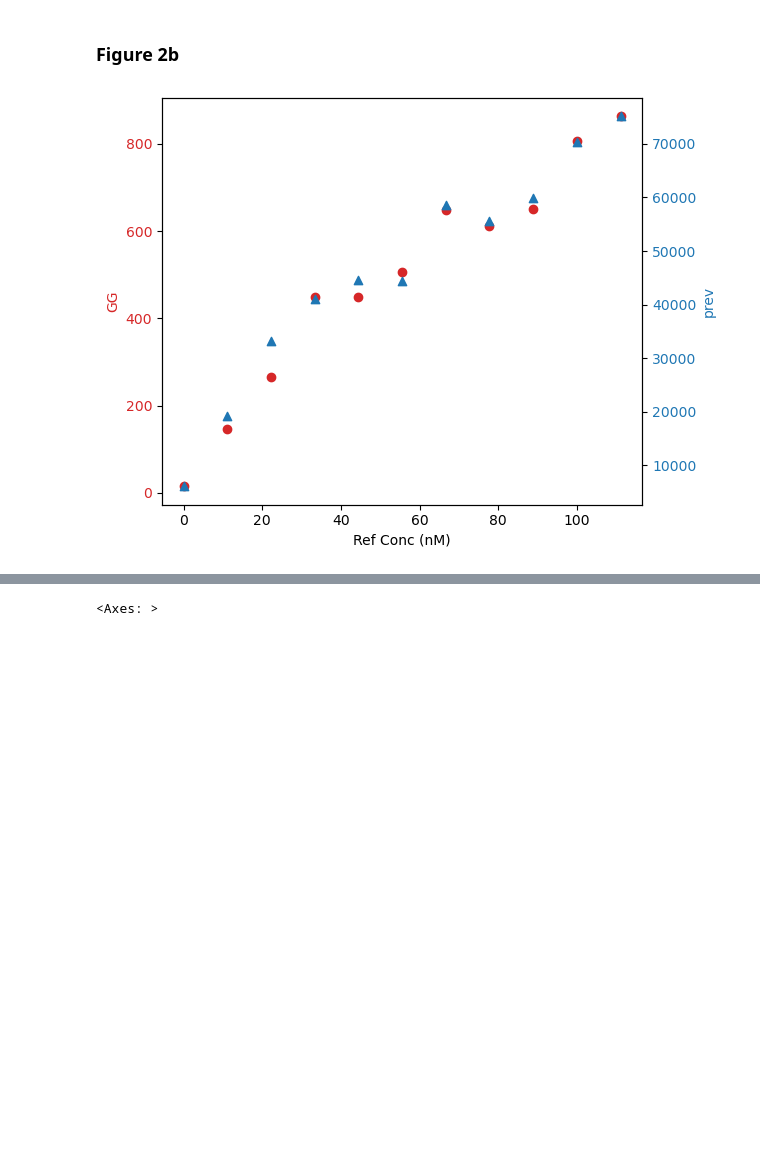
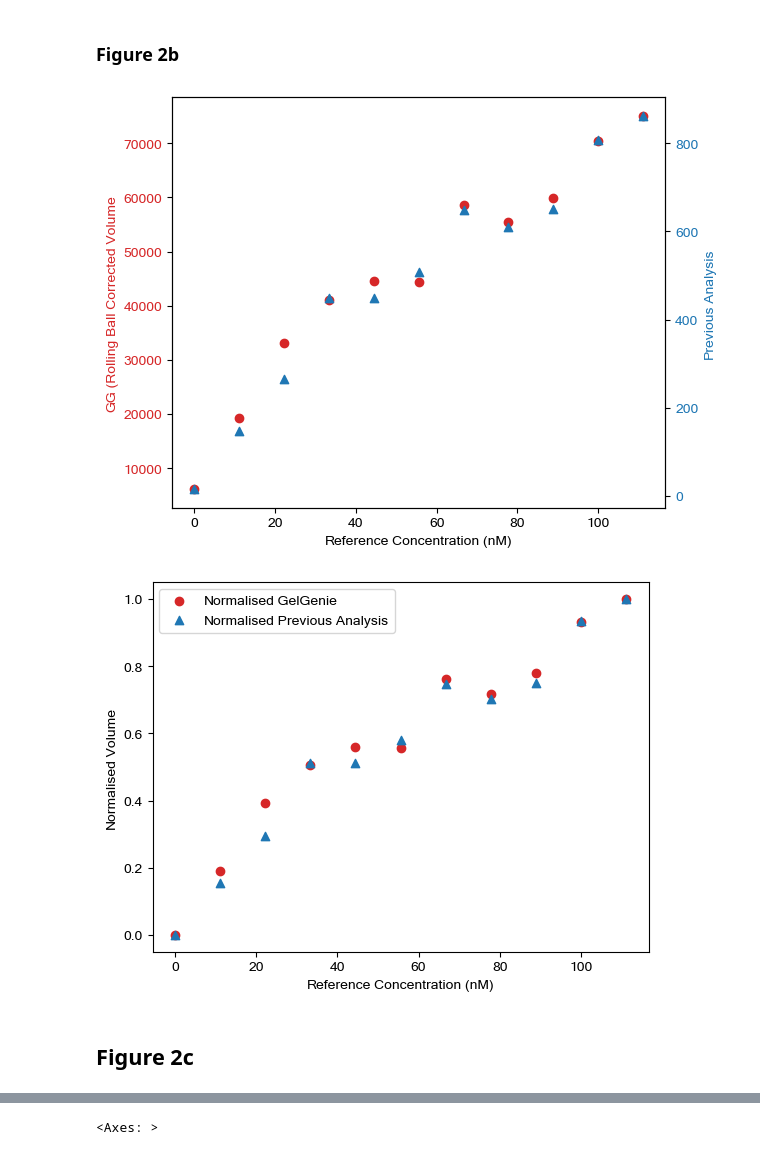
Before and after one commit to mattaq31/GelGenie, a Jupyter notebook: python-gelgenie/statistical_analysis/Paper Comparison Analysis.ipynb, the cells around one changed output, grey strips where cells are left out. Cells and saved outputs as stored; diff of their text form; code cells hidden in the pictures; blank space fills up the shorter version.

```diff
--- a/python-gelgenie/statistical_analysis/Paper Comparison Analysis.ipynb
+++ b/python-gelgenie/statistical_analysis/Paper Comparison Analysis.ipynb
@@ -14,7 +14,7 @@ import pickle
 import math
 from scipy.stats import linregress
 import pingouin
-#plt.rcParams.update({'font.sans-serif':'Helvetica'})  # consistent figure formatting
+plt.rcParams.update({'font.sans-serif':'Microsoft Sans Serif'})  # consistent figure formatting
 # %%
 fig2a_df = pd.read_csv('../../../paper_data_analysis/matthew_multiplexed_paper/GelGenie Analysis/fig_2_A_band_data.csv')
 fig2b_df = pd.read_csv('../../../paper_data_analysis/matthew_multiplexed_paper/GelGenie Analysis/fig_2_B_band_data.csv')
@@ -137,20 +136,34 @@ plt.show()
 # %%
 fig, ax1 = plt.subplots()
 
 color = 'tab:red'
-ax1.set_xlabel('Ref Conc (nM)')
-ax1.set_ylabel('GG', color=color)
-ax1.scatter(fig2b_df['Reference'], fig2b_df['Previous Analysis'], color=color)
+ax1.set_xlabel('Reference Concentration (nM)')
+ax1.set_ylabel('GG (Rolling Ball Corrected Volume', color=color)
+ax1.scatter(fig2b_df['Reference'], fig2b_df['Rolling Ball Corrected Volume'], color=color)
 ax1.tick_params(axis='y', labelcolor=color)
 
 ax2 = ax1.twinx()  # instantiate a second Axes that shares the same x-axis
 
 color = 'tab:blue'
-ax2.set_ylabel('prev', color=color)  # we already handled the x-label with ax1
-ax2.scatter(fig2b_df['Reference'], fig2b_df['Rolling Ball Corrected Volume'], color=color, marker='^')
+ax2.set_ylabel('Previous Analysis', color=color)  # we already handled the x-label with ax1
+ax2.scatter(fig2b_df['Reference'], fig2b_df['Previous Analysis'], color=color, marker='^')
 ax2.tick_params(axis='y', labelcolor=color)
 
 fig.tight_layout()  # otherwise the right y-label is slightly clipped
 plt.show()
+
+fig2b_df['Normalised Rolling Ball Corrected Volume'] = (fig2b_df['Rolling Ball Corrected Volume'] - fig2b_df['Rolling Ball Corrected Volume'].min()) / (fig2b_df['Rolling Ball Corrected Volume'].max() - fig2b_df['Rolling Ball Corrected Volume'].min())
+
+fig2b_df['Normalised Previous Analysis'] = (fig2b_df['Previous Analysis'] - fig2b_df['Previous Analysis'].min()) / (fig2b_df['Previous Analysis'].max() - fig2b_df['Previous Analysis'].min())
+
+plt.scatter(fig2b_df['Reference'], fig2b_df['Normalised Rolling Ball Corrected Volume'], label='Normalised GelGenie', color='tab:red')
+plt.scatter(fig2b_df['Reference'], fig2b_df['Normalised Previous Analysis'], label='Normalised Previous Analysis', marker='^', color='tab:blue')
+plt.legend()
+plt.xlabel('Reference Concentration (nM)')
+plt.ylabel('Normalised Volume')
+plt.show()
 # %% [output]
-[figure, old version]
+[figure, new version]
+[figure, added]
+# %% [markdown]
+## Figure 2c
```
Also changed, not shown: parts of 14 cells of this notebook.
